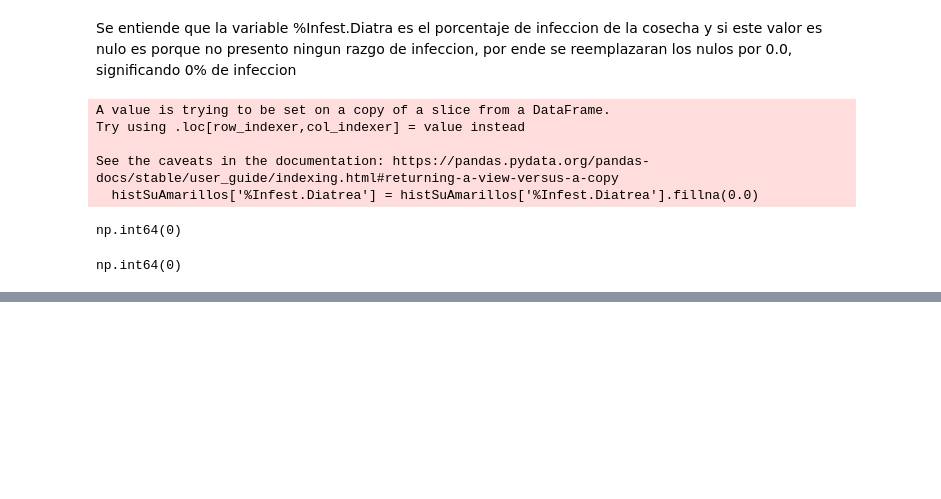
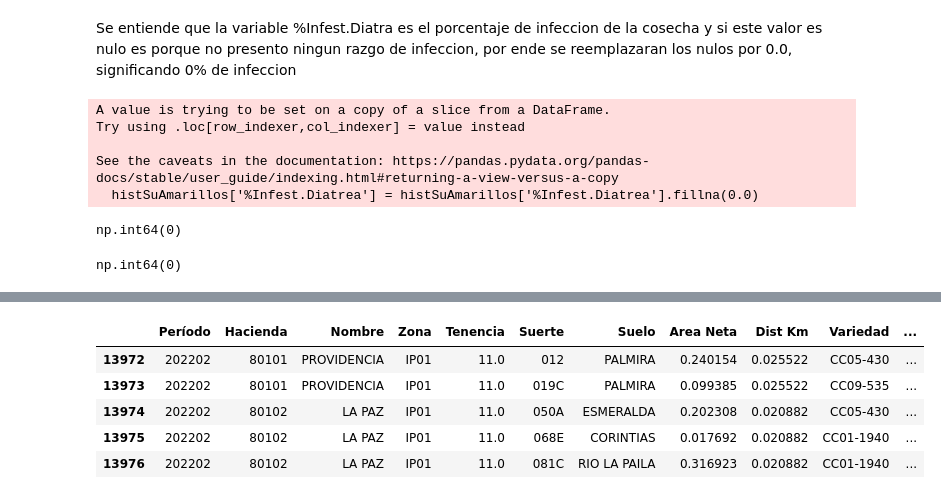
Before and after one commit to Camilin1904/Laboratorio2IA, a Jupyter notebook: EDA_Lab2.ipynb, the cells around one changed output, grey strips where cells are left out. Saved outputs shown, nothing was run; the diff lists cells and outputs as text; code cells hidden in the pictures; blank space fills up the shorter version.

```diff
--- a/EDA_Lab2.ipynb
+++ b/EDA_Lab2.ipynb
@@ -562,0 +820,3 @@ np.int64(0)
+# %%
+histSuAmarillos['Cerca de'] = histSuAmarillos['Cerca de'].fillna('Desconocido')
+histSuAzules['Cerca de'] = histSuAzules['Cerca de'].fillna('Desconocido')
@@ -562,0 +961,3 @@ np.int64(0)
+# %%
+histSuAmarillos['Vinaza'].replace(np.nan, 0, inplace=True)
+histSuAmarillos['NITO_XTEND'].replace(np.nan, 0, inplace=True)
@@ -562,0 +1069,11 @@ np.int64(0)
+# %%
+#Base de datos Amarillas
+histSuAmarillos["%Sac.Caña"] = histSuAmarillos["%Sac.Caña"] / histSuAmarillos["%Sac.Caña"].max()
+histSuAmarillos["%Sac.Muestreadora"] = histSuAmarillos["%Sac.Muestreadora"] / histSuAmarillos["%Sac.Muestreadora"].max()
+histSuAmarillos["%ATR"] = histSuAmarillos["%ATR"] / histSuAmarillos["%ATR"].max()
+histSuAmarillos["%Fibra Caña"] = histSuAmarillos["%Fibra Caña"] / histSuAmarillos["%Fibra Caña"].max()
+histSuAmarillos["%AR Jugo"] = histSuAmarillos["%AR Jugo"] / histSuAmarillos["%AR Jugo"].max()
+histSuAmarillos["%ME Min"] = histSuAmarillos["%ME Min"] / histSuAmarillos["%ME Min"].max()
+histSuAmarillos["%ME Veg"] = histSuAmarillos["%ME Veg"] / histSuAmarillos["%ME Veg"].max()
+histSuAmarillos["%ME Tot"] = histSuAmarillos["%ME Tot"] / histSuAmarillos["%ME Tot"].max()
+histSuAmarillos["%Infest.Diatrea"] = histSuAmarillos["%Infest.Diatrea"] / histSuAmarillos["%Infest.Diatrea"].max()
@@ -562,0 +1122,20 @@ np.int64(0)
+# %%
+#Base de datos Amarillas
+histSuAmarillos["Area Neta"] = histSuAmarillos["Area Neta"] / histSuAmarillos["Area Neta"].max()
+histSuAmarillos["Dist Km"] = histSuAmarillos["Dist Km"] / histSuAmarillos["Dist Km"].max()
+histSuAmarillos["Edad Ult Cos"] = histSuAmarillos["Edad Ult Cos"] / histSuAmarillos["Edad Ult Cos"].max()
+histSuAmarillos["Dosis Madurante"] = histSuAmarillos["Dosis Madurante"] / histSuAmarillos["Dosis Madurante"].max()
+histSuAmarillos["TonUltCorte"] = histSuAmarillos["TonUltCorte"] / histSuAmarillos["TonUltCorte"].max()
+histSuAmarillos["TCH"] = histSuAmarillos["TCH"] / histSuAmarillos["TCH"].max()
+histSuAmarillos["TCHM"] = histSuAmarillos["TCHM"] / histSuAmarillos["TCHM"].max()
+histSuAmarillos["Ton.Azucar"] = histSuAmarillos["Ton.Azucar"] / histSuAmarillos["Ton.Azucar"].max()
+histSuAmarillos["Rdto"] = histSuAmarillos["Rdto"] / histSuAmarillos["Rdto"].max()
+histSuAmarillos["TAH"] = histSuAmarillos["TAH"] / histSuAmarillos["TAH"].max()
+histSuAmarillos["TAHM"] = histSuAmarillos["TAHM"] / histSuAmarillos["TAHM"].max()
+histSuAmarillos["Sac.Caña Precosecha"] = histSuAmarillos["Sac.Caña Precosecha"] / histSuAmarillos["Sac.Caña Precosecha"].max()
+# histSuAmarillos["Edad.Precosecha"] = histSuAmarillos["Edad.Precosecha"] / histSuAmarillos["Edad.Precosecha"].max()
+histSuAmarillos["KATRHM"] = histSuAmarillos["KATRHM"] / histSuAmarillos["KATRHM"].max()
+histSuAmarillos["Brix"] = histSuAmarillos["Brix"] / histSuAmarillos["Brix"].max()
+histSuAmarillos["Pureza"] = histSuAmarillos["Pureza"] / histSuAmarillos["Pureza"].max()
+histSuAmarillos["Vejez"] = histSuAmarillos["Vejez"] / histSuAmarillos["Vejez"].max()
+histSuAmarillos["Fosfato Jugo"] = histSuAmarillos["Fosfato Jugo"] / histSuAmarillos["Fosfato Jugo"].max()
@@ -562,0 +1160,9 @@ np.int64(0)
+# %%
+histSuAmarillos.head()
+# %% [output]
+|  | Período | Hacienda | Nombre | Zona | Tenencia | Suerte | Suelo | Area Neta | Dist Km | Variedad | ... |
+| 13972 | 202202 | 80101 | PROVIDENCIA | IP01 | 11.0 | 012 | PALMIRA | 0.240154 | 0.025522 | CC05-430 | ... |
+| 13973 | 202202 | 80101 | PROVIDENCIA | IP01 | 11.0 | 019C | PALMIRA | 0.099385 | 0.025522 | CC09-535 | ... |
+| 13974 | 202202 | 80102 | LA PAZ | IP01 | 11.0 | 050A | ESMERALDA | 0.202308 | 0.020882 | CC05-430 | ... |
+| 13975 | 202202 | 80102 | LA PAZ | IP01 | 11.0 | 068E | CORINTIAS | 0.017692 | 0.020882 | CC01-1940 | ... |
+| 13976 | 202202 | 80102 | LA PAZ | IP01 | 11.0 | 081C | RIO LA PAILA | 0.316923 | 0.020882 | CC01-1940 | ... |
```
Also changed, not shown: parts of 65 cells of this notebook, 2 other files.
